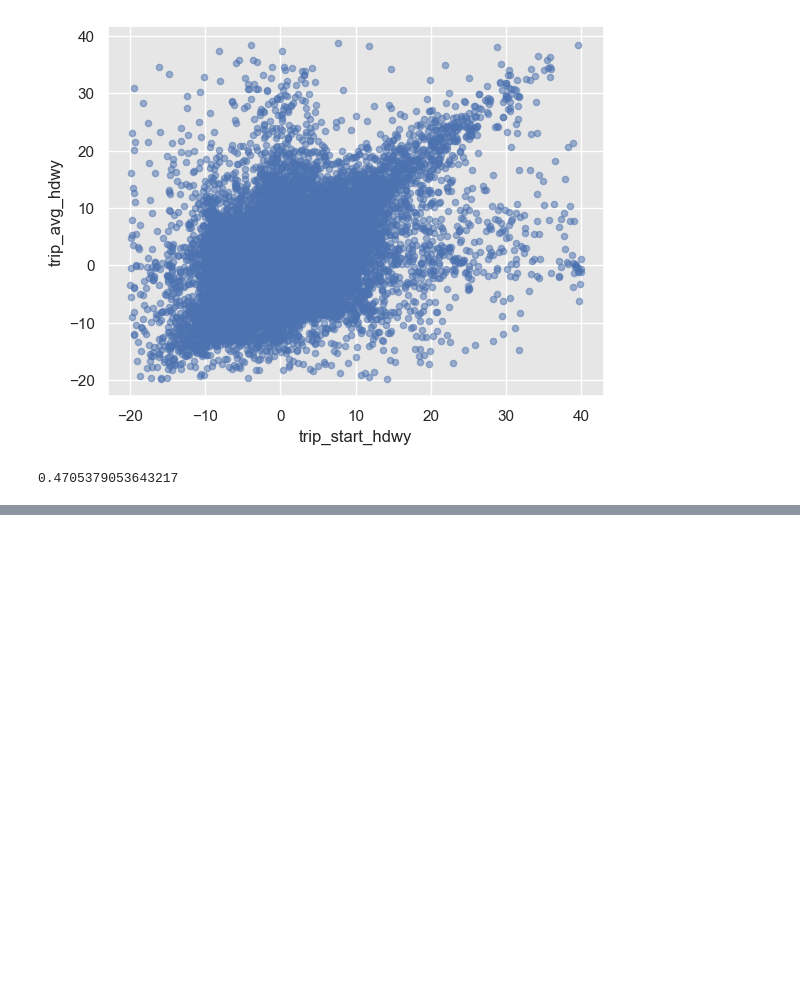
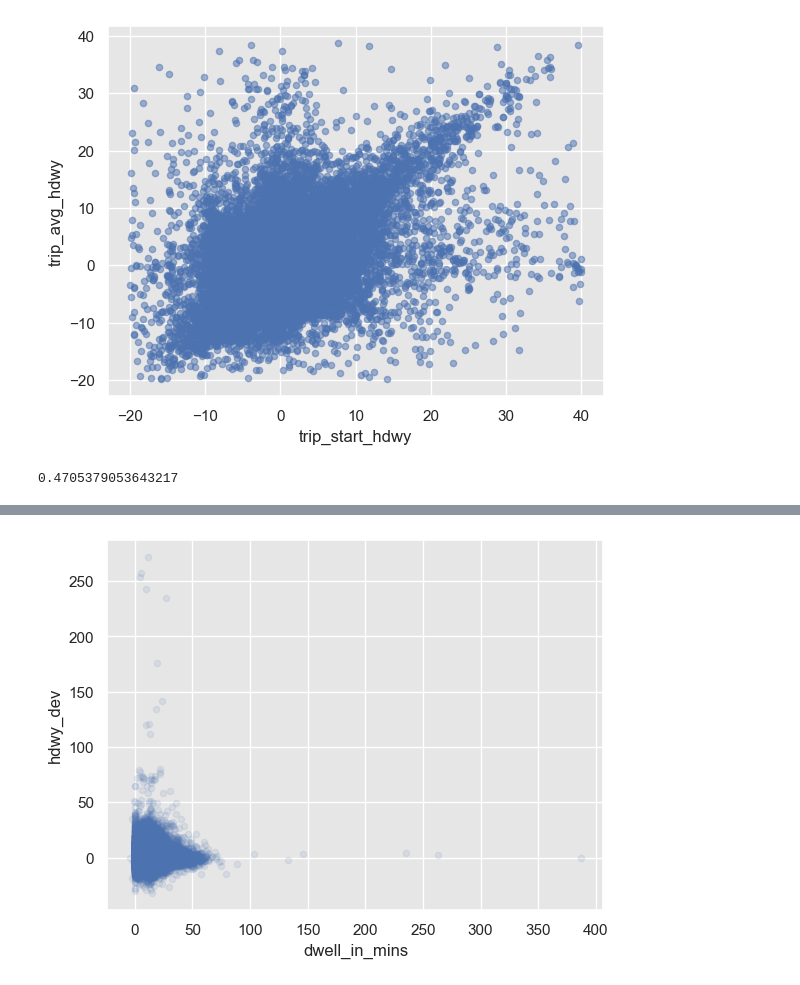
Before and after one commit to NSS-Data-Analytics-Cohort-12/wego-python-da12-python-spice-lattes, a Jupyter notebook: notebooks/WeGo.ipynb, the cells around one changed output, grey strips where cells are left out. Drawn from its saved outputs; the diff is of its cells as text; code cells hidden in the pictures; blank space fills up the shorter version.

```diff
--- a/notebooks/WeGo.ipynb
+++ b/notebooks/WeGo.ipynb
@@ -517,0 +556,3 @@ print(correlation_coefficient)
+# %%
+q7_headway = dwell_clean[dwell_clean['trip_edge'] != 1]
+q7_headway
@@ -517,0 +573,4 @@ print(correlation_coefficient)
+# %%
+q7_grouped = q7_headway.groupby(['calendar_id', 'trip_id'])['hdwy_dev'].mean().reset_index()
+q7_grouped = q7_grouped.dropna(subset=['hdwy_dev']).reset_index()
+q7_grouped
@@ -517,0 +591,3 @@ print(correlation_coefficient)
+# %%
+first_dwell = first_dwell[['calendar_id', 'trip_id', 'dwell_in_mins']]
+first_dwell
@@ -517,0 +608,4 @@ print(correlation_coefficient)
+# %%
+dwell_merge = pd.merge(first_dwell, q7_grouped, how='outer', on=['calendar_id','trip_id'])
+dwell_merge = dwell_merge.drop(columns={'index'})
+dwell_merge
@@ -517,0 +626,5 @@ print(correlation_coefficient)
+# %%
+dwell_merge.plot.scatter(x='dwell_in_mins', y='hdwy_dev',alpha=0.1)
+plt.show()
+# %% [output]
+[figure, added]
```
Also changed, not shown: parts of 7 cells of this notebook.
